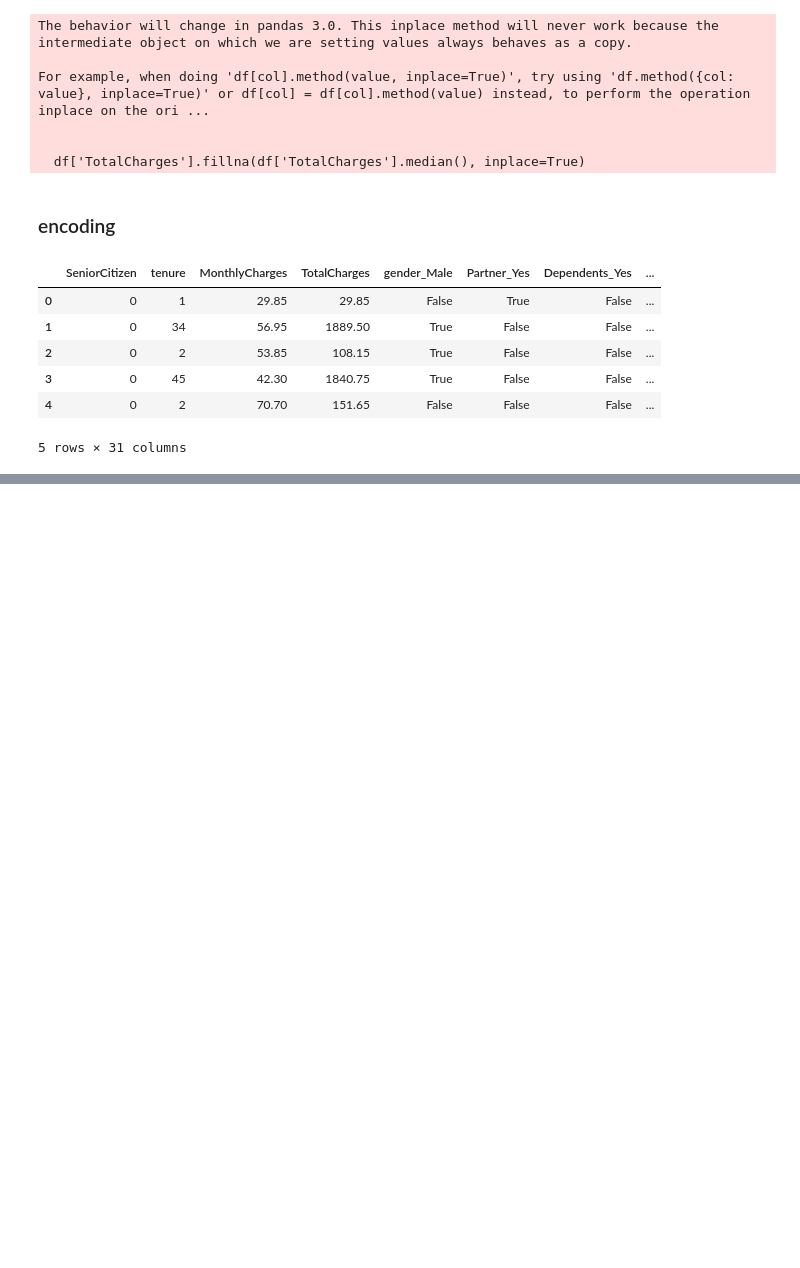
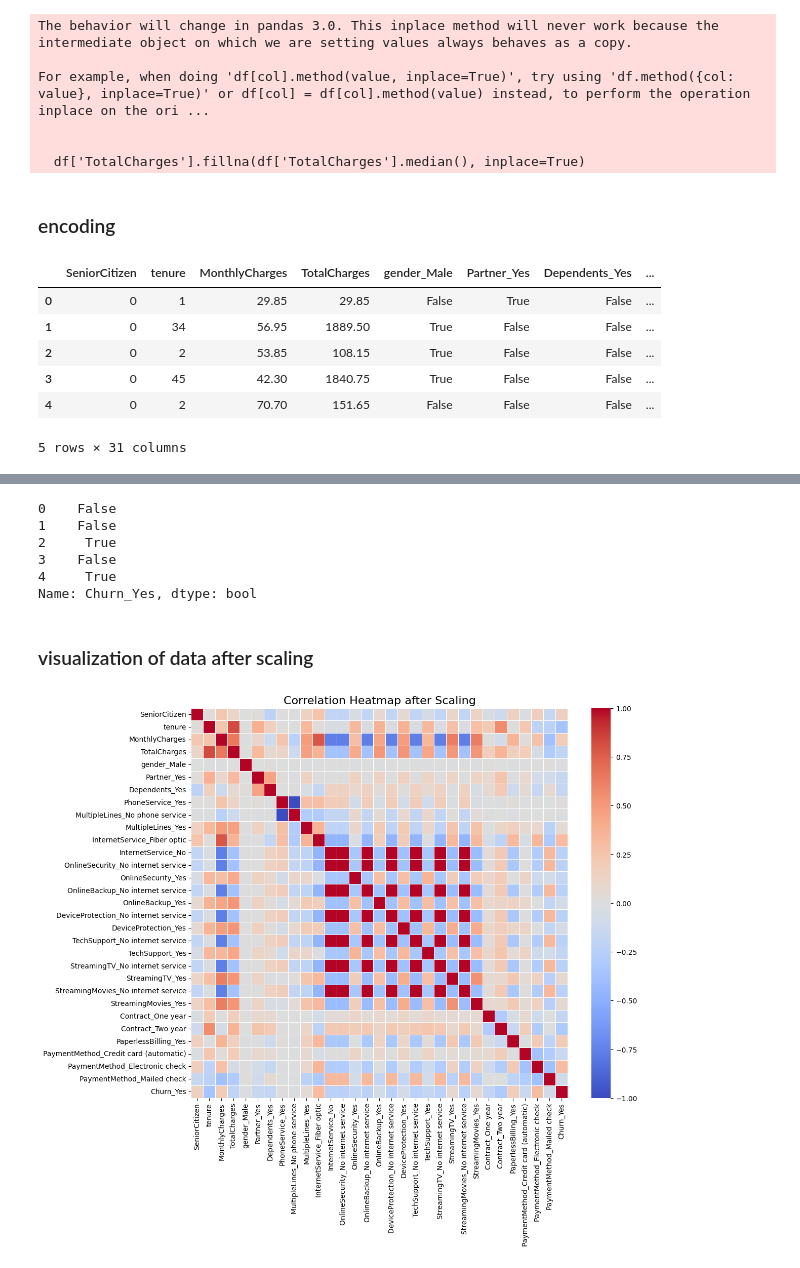
Before and after one commit to youssefmoham655-dev/Customer-Churn-Prediction, a Jupyter notebook: main.ipynb, the cells around one changed output, grey strips where cells are left out. Cells and saved outputs as stored; diff of their text form; code cells hidden in the pictures; blank space fills up the shorter version.

```diff
--- a/main.ipynb
+++ b/main.ipynb
@@ -201,0 +204,3 @@ df_encoded.head()
+# %%
+X = df.drop(columns=['Churn_Yes'])
+X.head()
@@ -201,0 +215,3 @@ df_encoded.head()
+# %%
+Y = df['Churn_Yes']
+Y.head()
@@ -201,0 +225,28 @@ df_encoded.head()
+# %%
+from sklearn.model_selection import train_test_split
+
+X_train, X_test, y_train, y_test = train_test_split(
+    X, Y,
+    test_size=0.2,
+    random_state=42,
+    stratify=Y
+)
+# %%
+from sklearn.preprocessing import StandardScaler
+numeric_features = [
+    'tenure',
+    'MonthlyCharges',
+    'TotalCharges'
+]
+scaler = StandardScaler()
+X_train[numeric_features] = scaler.fit_transform(
+    X_train[numeric_features]
+)
+
+X_test[numeric_features] = scaler.transform(
+    X_test[numeric_features]
+)
+df[numeric_features] = scaler.transform(
+    df[numeric_features]
+)
+df.head()
@@ -201,0 +271,18 @@ df_encoded.head()
+# %%
+Y.head()
+# %% [output]
+0    False
+1    False
+2     True
+3    False
+4     True
+Name: Churn_Yes, dtype: bool
+# %% [markdown]
+### visualization of data after scaling
+# %%
+plt.figure(figsize =(12,10))
+sns.heatmap(df.corr(), annot=False, cmap='coolwarm', linewidths=0.5)
+plt.title('Correlation Heatmap after Scaling', fontsize=16)
+plt.show()
+# %% [output]
+[figure, added]
```
Also changed, not shown: parts of 21 cells of this notebook, 8 other files.
